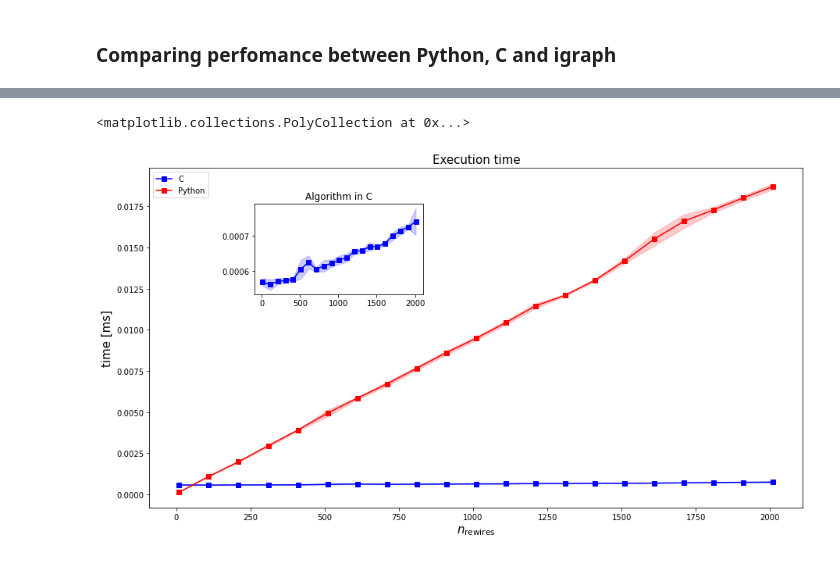
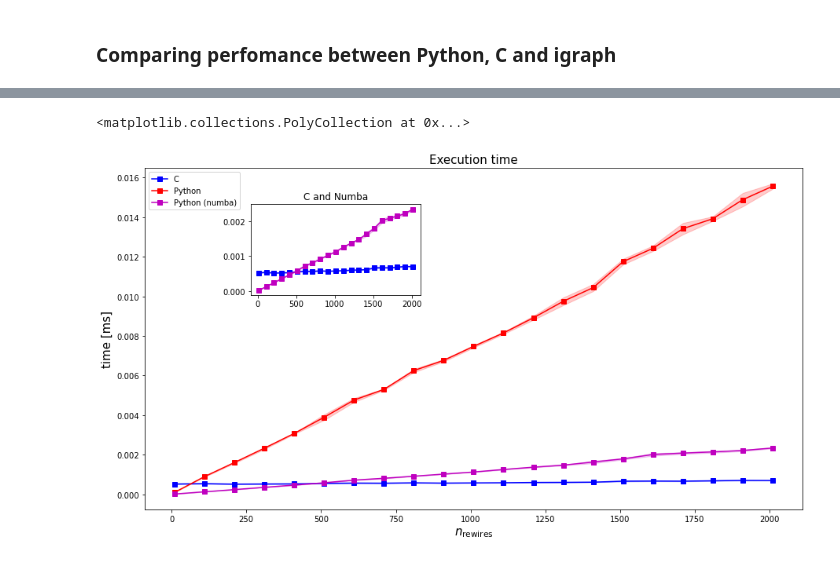
Before and after one commit to ViniciusLima94/RandomizeEdges, a Jupyter notebook: Randomize Adjacency-wei.ipynb, the cells around one changed output, grey strips where cells are left out. Saved outputs shown, nothing was run; the diff lists cells and outputs as text; code cells hidden in the pictures.

```diff
--- a/Randomize Adjacency-wei.ipynb
+++ b/Randomize Adjacency-wei.ipynb
@@ -58,7 +58,6 @@ def randomize_adjacency_wei(A, n_rewires, seed):
 # %% [markdown]
 ### Python implementation
 # %%
-#@nb.jit(nopython=True)
 def _randomize_adjacency_wei(A, n_swaps, seed):
 
     np.random.seed(seed)
@@ -75,8 +74,9 @@ def _randomize_adjacency_wei(A, n_swaps, seed):
     #for it in tqdm(itr) if verbose else itr:
     it = 0
     for it in range(n_swaps):
-        i,j,k,l = edges[it,:]
-        if len(np.unique([i,j,k,l]))<4:
+        #i,j,k,l = edges[it,:]
+        i, j, k, l = e = edges[it, :]
+        if len(np.unique(e))<4:
             continue
         else:
             # Old values of weigths
@@ -87,6 +87,9 @@ def _randomize_adjacency_wei(A, n_swaps, seed):
             Arnd[i,l]=Arnd[l,i]=w_ij
             Arnd[k,j]=Arnd[j,k]=w_kl
     return Arnd
+
+# Pre-compiled method
+_randomize_adjacency_wei_jit = nb.jit(nopython=True)(_randomize_adjacency_wei)
 # %% [markdown]
 #### Load an adjacency matrix
 # %%
@@ -182,7 +203,7 @@ plt.tight_layout()
 ### Comparing perfomance between Python, C and igraph
 # %%
 n_rewires = np.arange(10, 111 * np.log(1/1e-8), 100, dtype=int)
-ex_t      = np.zeros([2,2,len(n_rewires)])
+ex_t      = np.zeros([3,2,len(n_rewires)])
 # %%
 plt.figure(figsize=(12,6))
 for i in range(n_rewires.shape[0]):
@@ -192,4 +213,7 @@ for i in range(n_rewires.shape[0]):
     t2 = %timeit -o _randomize_adjacency_wei(A, n_rewires[i], 0)
     ex_t[1,0,i]=t2.average
     ex_t[1,1,i]=t2.stdev
+    t3 = %timeit -o _randomize_adjacency_wei_jit(A, n_rewires[i], 0)
+    ex_t[2,0,i]=t3.average
+    ex_t[2,1,i]=t3.stdev
 # %% [output]
@@ -214,21 +238,29 @@ for i in range(n_rewires.shape[0]):
 # %%
 fig, ax1 = plt.subplots(figsize=(15,8))
 
 ax1.plot(n_rewires, ex_t[0,0], 's-b', label = 'C')
 ax1.fill_between(n_rewires, ex_t[0,0]-ex_t[0,1], ex_t[0,0]+ex_t[0,1], color='b', alpha = .2)
 #
 ax1.plot(n_rewires, ex_t[1,0], 'r-s', label = 'Python')
 ax1.fill_between(n_rewires, ex_t[1,0]-ex_t[1,1], ex_t[1,0]+ex_t[1,1], color='r', alpha = .2)
+#
+ax1.plot(n_rewires, ex_t[2,0], 'm-s', label = 'Python (numba)')
+ax1.fill_between(n_rewires, ex_t[2,0]-ex_t[2,1], ex_t[2,0]+ex_t[2,1], color='m', alpha = .2)
+#
 plt.xlabel(r'$n_{\rm rewires}$', fontsize=15)
 plt.ylabel('time [ms]', fontsize=15)
 plt.title('Execution time', fontsize=15)
 plt.legend()
 # Inset
 left, bottom, width, height = [0.25, 0.6, 0.2, 0.2]
 ax2 = fig.add_axes([left, bottom, width, height])
 ax2.plot(n_rewires, ex_t[0,0], 's-b')
 plt.title('Algorithm in C')
 ax2.fill_between(n_rewires, ex_t[0,0]-ex_t[0,1], ex_t[0,0]+ex_t[0,1], color='b', alpha = .2)
+#
+ax2.plot(n_rewires, ex_t[2,0], 's-m')
+plt.title('C and Numba')
+ax2.fill_between(n_rewires, ex_t[2,0]-ex_t[2,1], ex_t[2,0]+ex_t[2,1], color='m', alpha = .2)
 # %% [output]
 <matplotlib.collections.PolyCollection at 0x...>
-[figure, old version]
+[figure, new version]
```
Also changed, not shown: parts of 9 cells of this notebook.
